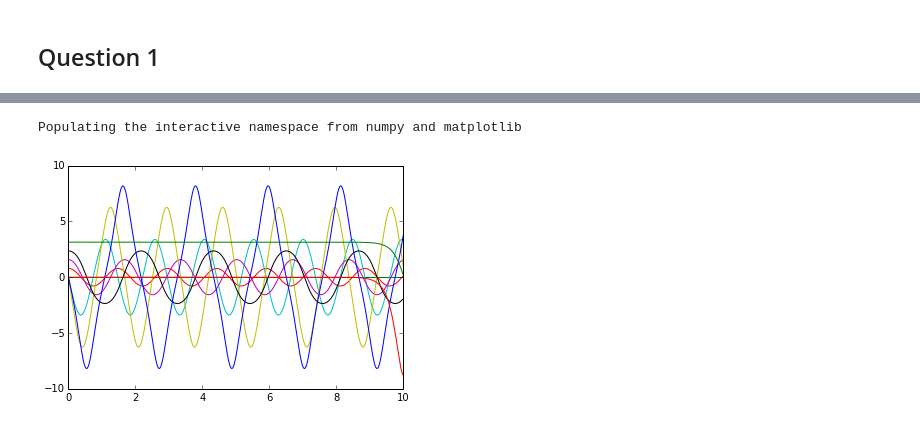
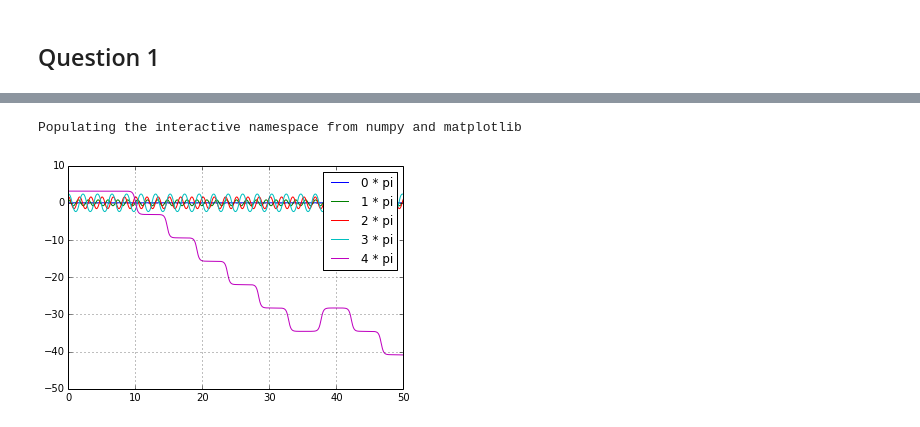
Before and after one commit to sfunkhou/PHYS202-S14, a Jupyter notebook: SciPy/ODEExercises.ipynb, the cells around one changed output, grey strips where cells are left out. Saved outputs shown, nothing was run; the diff lists cells and outputs as text; code cells hidden in the pictures.

```diff
--- a/SciPy/ODEExercises.ipynb
+++ b/SciPy/ODEExercises.ipynb
@@ -8,27 +9,30 @@ For this question refer to the solutions for the simple pendulum we got using sc
 # %%
 %pylab inline
 import numpy as np
 import matplotlib.pyplot as plt
 from scipy.integrate import odeint
 
+g = 9.8 #m/s^2
+ell = 0.5 #m
 #simple pendulum ODE's and conditions
 def deriv(theta_current,t):  # return derivatives of the array theta
-    g = 9.8 #m/s^2
-    ell = 0.5 #m
     theta = theta_current[0]
     omega = theta_current[1]
     dtheta = omega
     domega = -(g/ell)*np.sin(theta)
     return np.array([ dtheta, domega ])
 
-t = np.arange(0.,10.+0.01, 0.01)
+t = np.arange(0.,50.+0.01, 0.01)
 
 omega0 = 0
 
-theta = np.pi/4
+th0 = np.pi/4
 for i in range(5):
-    theta_init = np.array([float(i*theta), omega0])
-    plt.plot(t,odeint(deriv,theta_init,t))#, label = i/4, "*" r'$t\theta (rad)$')
+    theta_init = np.array([float(i*th0), omega0])
+    theta = odeint(deriv,theta_init,t)
+    plt.plot(t,theta[:,0], label = "%s * pi" %(i))
+    plt.legend()
+    plt.grid()
 # %% [output]
 Populating the interactive namespace from numpy and matplotlib
-[figure, old version]
+[figure, new version]
```
Also changed, not shown: parts of 24 cells of this notebook, 1 other file.
